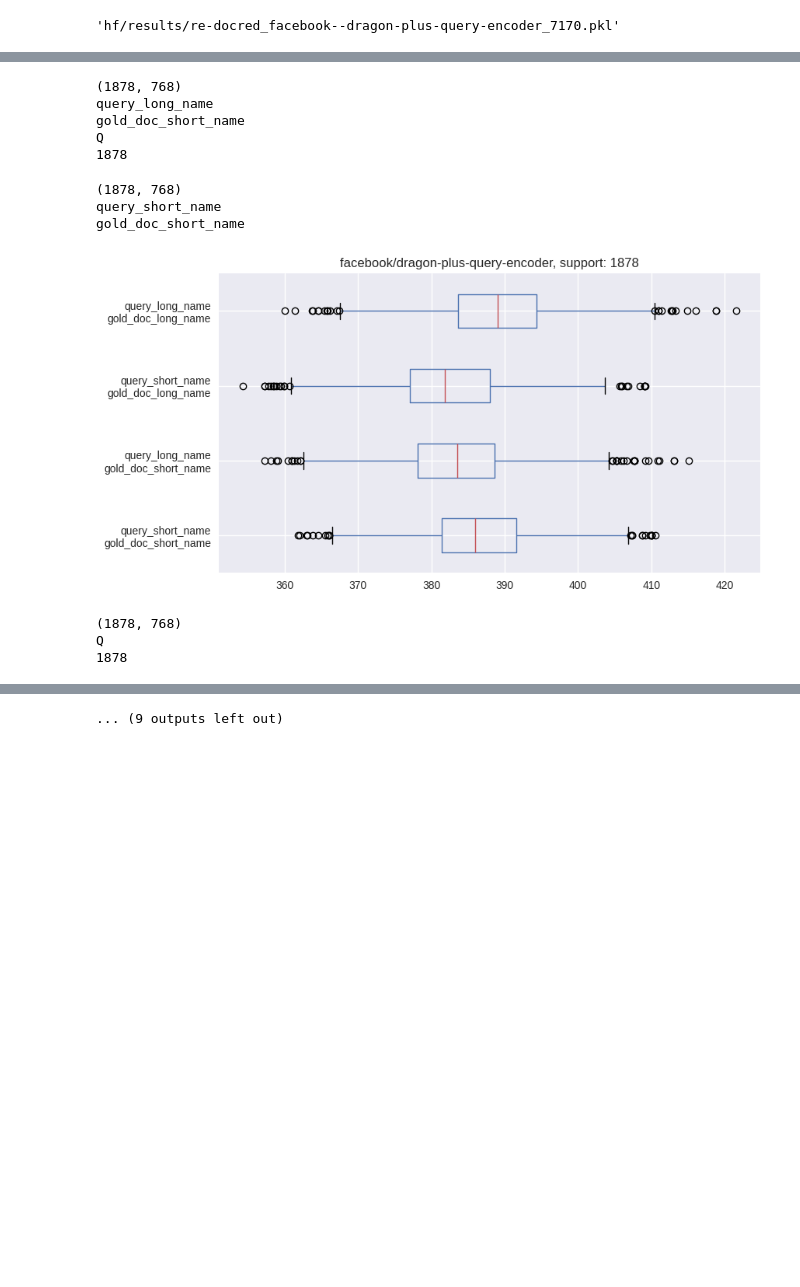
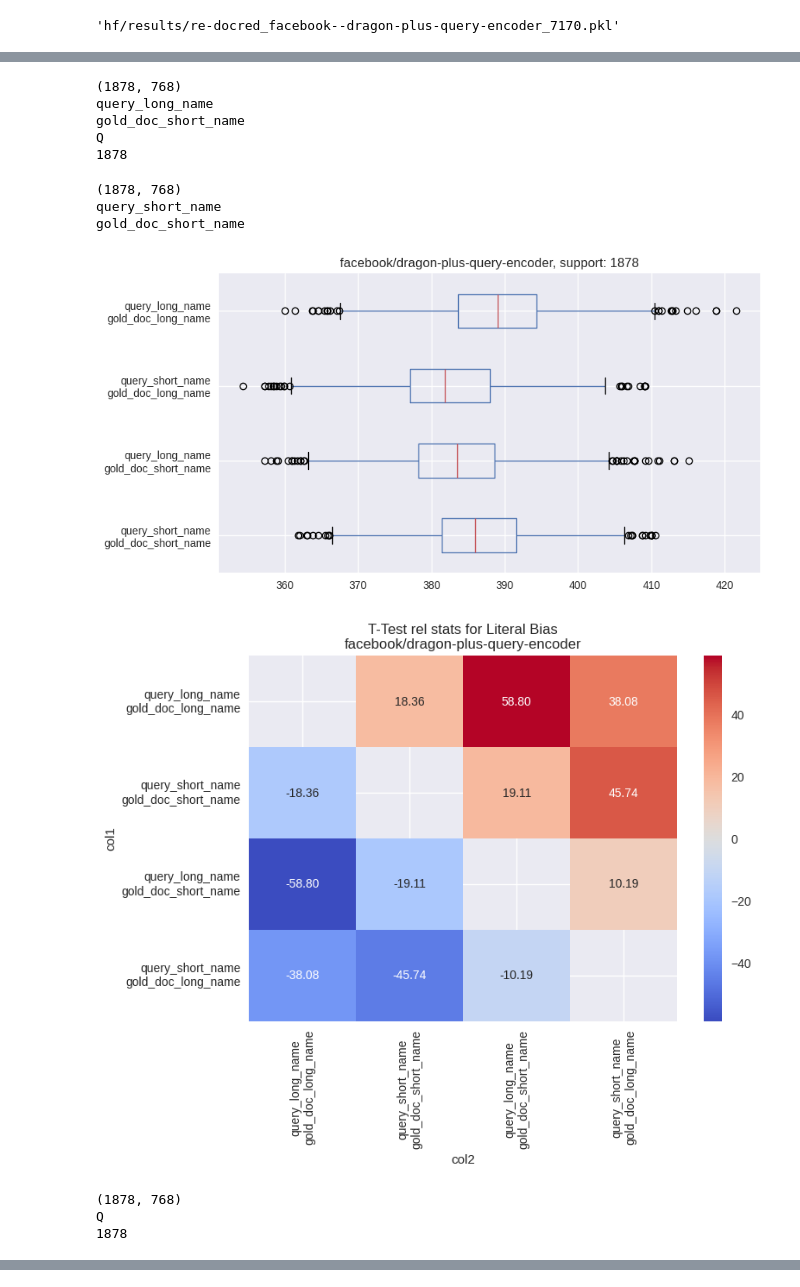
Before and after one commit to mohsenfayyaz/ColDeR, a Jupyter notebook: src/notebooks/Analysis_Literal_Bias.ipynb, the cells around one changed output, grey strips where cells are left out. Saved outputs shown, nothing was run; the diff lists cells and outputs as text; code cells hidden in the pictures; blank space fills up the shorter version.

```diff
--- a/src/notebooks/Analysis_Literal_Bias.ipynb
+++ b/src/notebooks/Analysis_Literal_Bias.ipynb
@@ -177,34 +177,73 @@ for query_model, context_model, POOLING in cfgs:
             new_col = f"{q_col}\n{d_col}"
             print(new_col)
             df[new_col] = embds_dot.cpu().numpy()
             plot_col_dots.append(new_col)
     df[plot_col_dots[::-1]].boxplot(figsize=(9, 5), rot=0, vert=False)
     plt.title(f"{query_model}, support: {len(df)}")
     plt.show()
+
+    ### T-TEST
+    rdf = []
+    for col1 in plot_col_dots:
+        for col2 in plot_col_dots:
+            rdf.append({
+                "col1": col1,
+                "col2": col2,
+                "ttest_stats": stats.ttest_rel(df[col1], df[col2])[0],
+                "ttest_pvalue": stats.ttest_rel(df[col1], df[col2])[1],
+            })
+    rdf = pd.DataFrame(rdf)
+    rdfp = rdf.pivot(index="col1", columns="col2", values="ttest_stats")
+    order = [
+        'query_long_name\ngold_doc_long_name',
+        'query_short_name\ngold_doc_short_name',
+        'query_long_name\ngold_doc_short_name',
+        'query_short_name\ngold_doc_long_name',
+    ]
+    rdfp = rdfp.reindex(columns=order, level='col2')  # Sort columns
+    rdfp = rdfp.reindex(order)
+    sns.heatmap(rdfp, annot=True, fmt=".2f", cmap="coolwarm")
+    plt.title(f"T-Test rel stats for Literal Bias\n{query_model}")
+    plt.show()
+    rdf
+
+
+# results.append({
+#     "query_model": query_model,
+#     "context_model": context_model,
+#     "POOLING": POOLING,
+#     "support": len(df),
+#     "query_type": q,
+#     "sents_complete_w_end_dot_vs_wo": stats.ttest_rel(df["sents_complete_w_end_dot"], df["sents_complete_wo_end_dot"]),
+#     "head_w_tail_dot_vs_wo": stats.ttest_rel(df["head_w_tail_dot"], df["head_wo_tail_dot"]),
+#     "sents_complete_rm_wo_dot_vs_w": stats.ttest_rel(df["sents_complete_rm_head_wo_tail_dot"], df["sents_complete_rm_head_w_tail_dot"]),
+# })
+rdf
 # %% [output]
 (1878, 768)
 Q
 1878
 (1878, 768)
 query_long_name
 gold_doc_long_name
 Q
 1878
 (1878, 768)
 query_short_name
 gold_doc_long_name
 (1878, 768)
 Q
 1878
 (1878, 768)
 query_long_name
 gold_doc_short_name
 Q
 1878
 (1878, 768)
 query_short_name
 gold_doc_short_name
-[figure, old version]
+[figure, new version]
+[figure, added]
 (1878, 768)
 Q
 1878
@@ -227 +261,0 @@ Q
-... (9 outputs left out)
```
Also changed, not shown: parts of 4 cells of this notebook, 2 other files.
